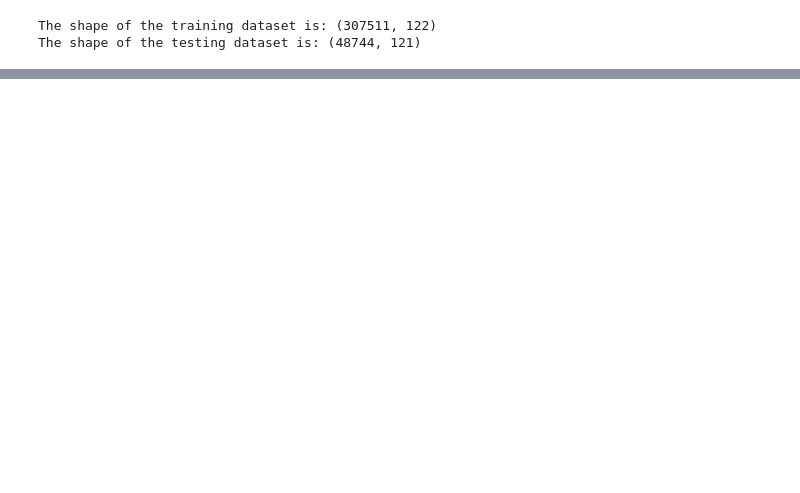
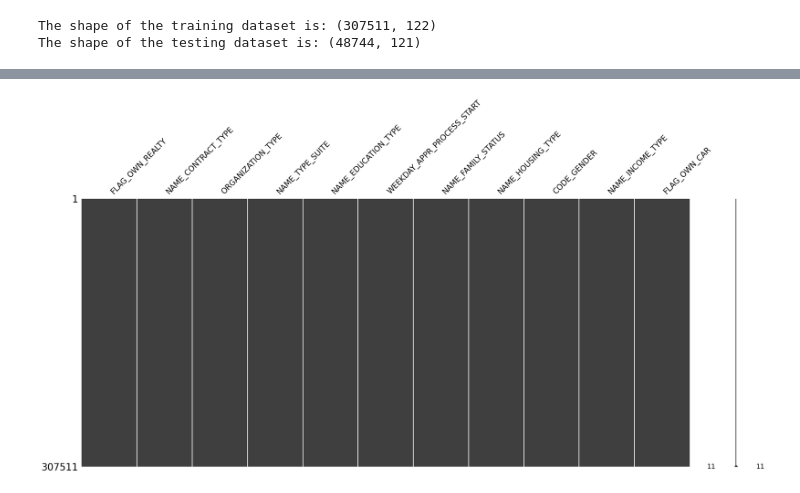
Before and after one commit to suhasmaddali/Predicting-Loan-Default-Using-Machine-Learning, a Jupyter notebook: Data Preprocessing.ipynb, the cells around one changed output, grey strips where cells are left out. Saved outputs shown, nothing was run; the diff lists cells and outputs as text; code cells hidden in the pictures; blank space fills up the shorter version.

```diff
--- a/Data Preprocessing.ipynb
+++ b/Data Preprocessing.ipynb
@@ -42,0 +64,2 @@ def mode_imputation(data, inplace = False):
+# %%
+categorical_data = df_train_converted[categorical_columns]
@@ -42,0 +68,2 @@ def mode_imputation(data, inplace = False):
+# %%
+categorical_data['NAME_TYPE_SUITE'].fillna(value = 'Unaccompanied', inplace = True)
@@ -42,0 +97,5 @@ def mode_imputation(data, inplace = False):
+# %%
+msno.matrix(categorical_data)
+plt.show()
+# %% [output]
+[figure, added]
```
Also changed, not shown: parts of 9 cells of this notebook.
